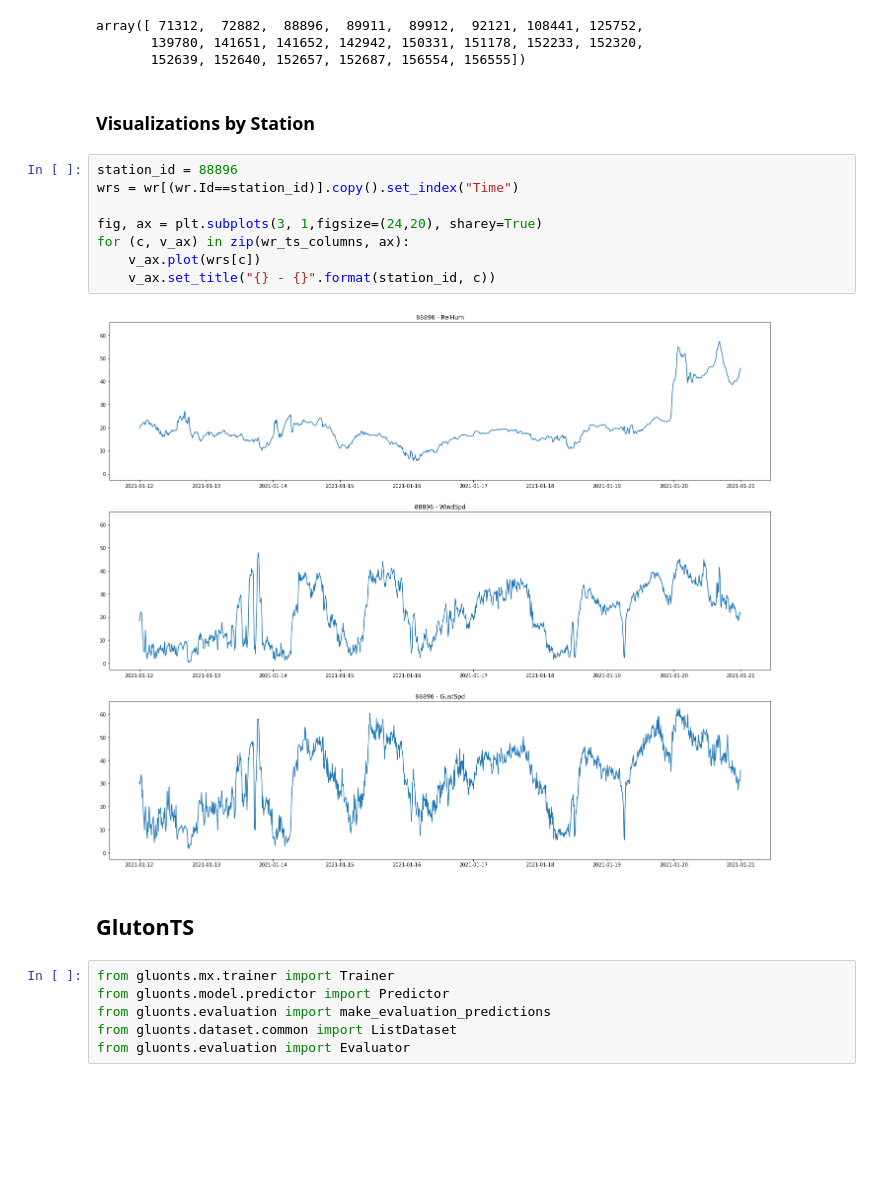
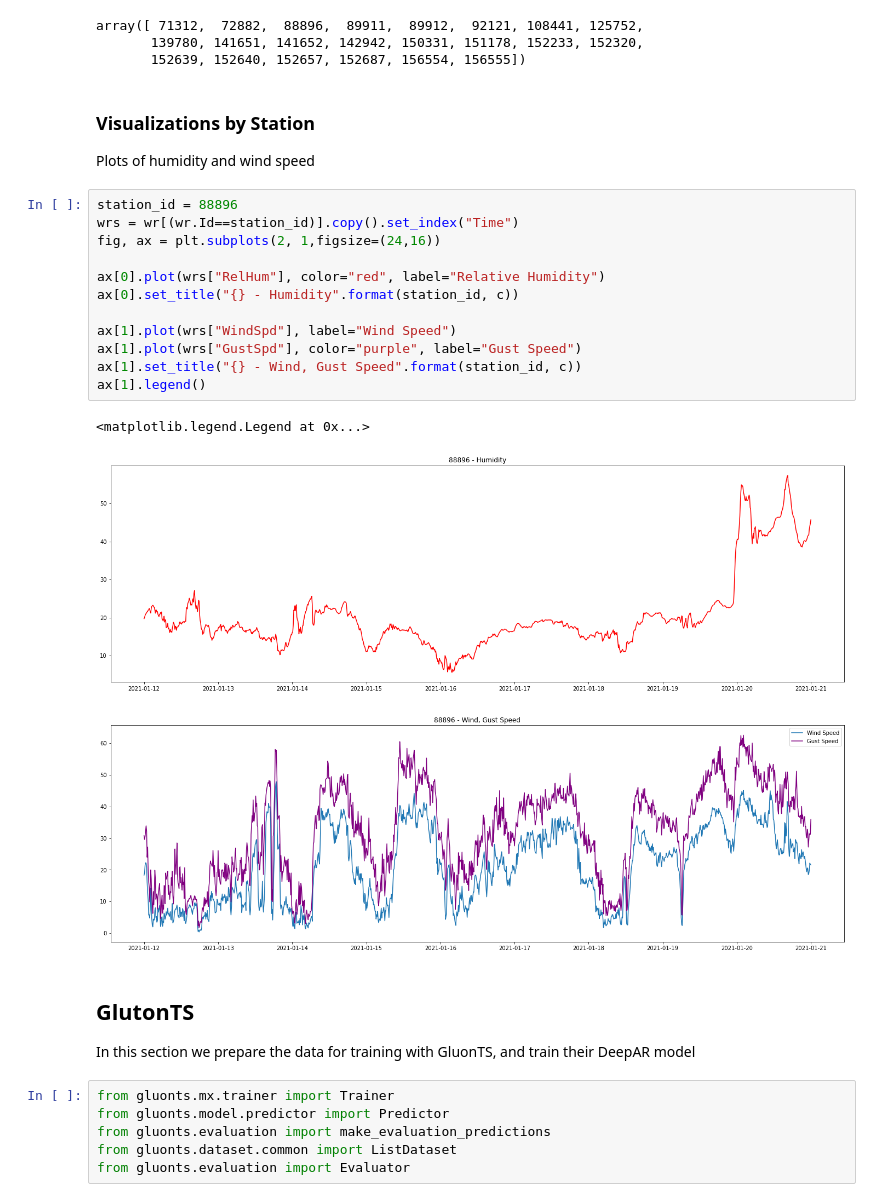
Before and after one commit to tomityrrell/psps-analysis, a Jupyter notebook: notebooks/Gluon-TS-SCE.ipynb, the cells around one changed output. Drawn from its saved outputs; the diff is of its cells as text; blank space fills up the shorter version.

```diff
--- a/notebooks/Gluon-TS-SCE.ipynb
+++ b/notebooks/Gluon-TS-SCE.ipynb
@@ -77,18 +81,27 @@ array([ 71312,  72882,  88896,  89911,  89912,  92121, 108441, 125752,
        152639, 152640, 152657, 152687, 156554, 156555])
 # %% [markdown]
 ### Visualizations by Station
+
+Plots of humidity and wind speed
-# %%
-station_id = 88896
-wrs = wr[(wr.Id==station_id)].copy().set_index("Time")
-
-fig, ax = plt.subplots(3, 1,figsize=(24,20), sharey=True)
-for (c, v_ax) in zip(wr_ts_columns, ax):
-    v_ax.plot(wrs[c])
-    v_ax.set_title("{} - {}".format(station_id, c))
-# %% [output]
-[figure, removed]
+# %%
+station_id = 88896
+wrs = wr[(wr.Id==station_id)].copy().set_index("Time")
+fig, ax = plt.subplots(2, 1,figsize=(24,16))
+
+ax[0].plot(wrs["RelHum"], color="red", label="Relative Humidity")
+ax[0].set_title("{} - Humidity".format(station_id, c))
+
+ax[1].plot(wrs["WindSpd"], label="Wind Speed")
+ax[1].plot(wrs["GustSpd"], color="purple", label="Gust Speed")
+ax[1].set_title("{} - Wind, Gust Speed".format(station_id, c))
+ax[1].legend()
+# %% [output]
+<matplotlib.legend.Legend at 0x...>
+[figure, added]
 # %% [markdown]
 ## GlutonTS
+
+In this section we prepare the data for training with GluonTS, and train their DeepAR model
 # %%
 from gluonts.mx.trainer import Trainer
 from gluonts.model.predictor import Predictor
```
Also changed, not shown: parts of 28 cells of this notebook, 15 other files.
